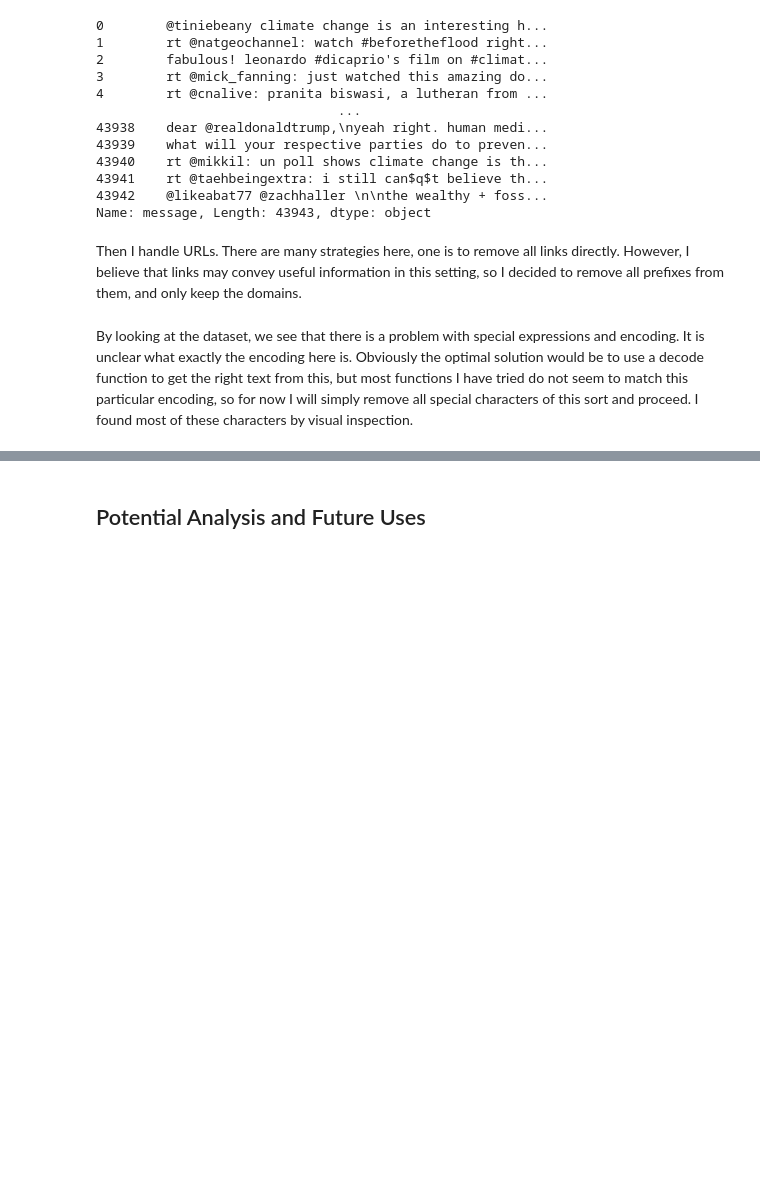
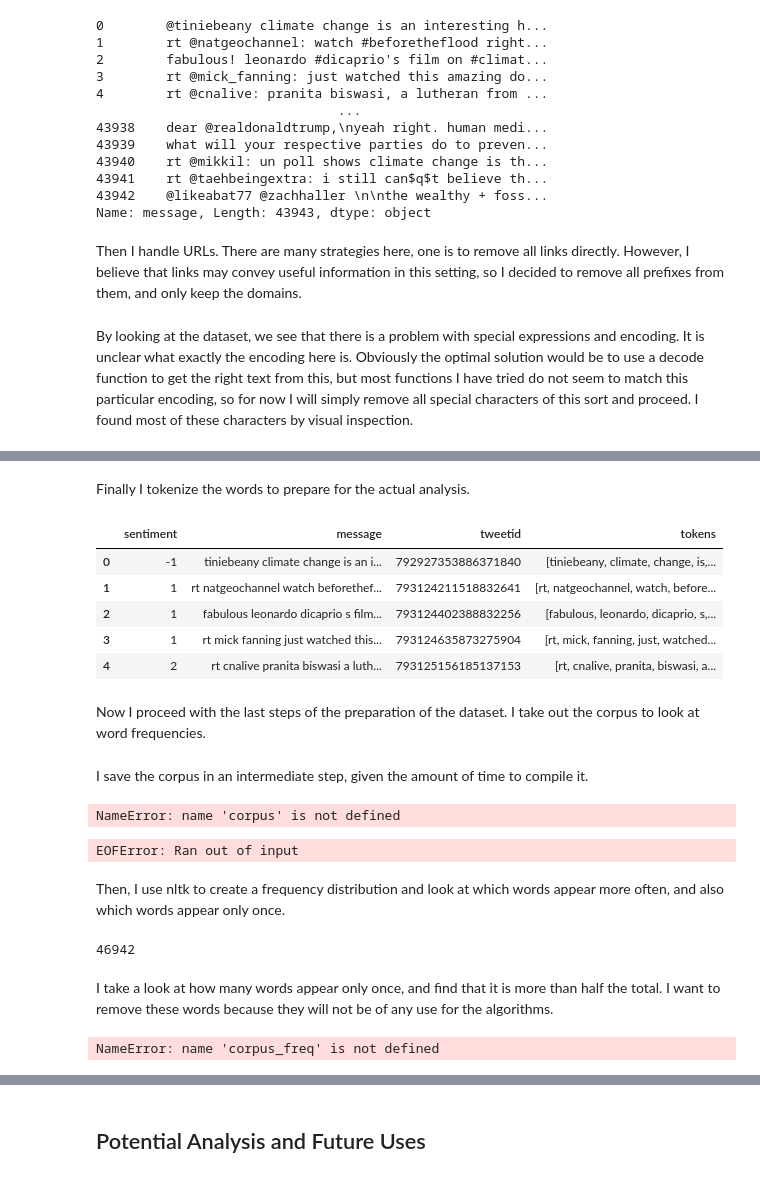
Before and after one commit to Marcofo21/Sentiment_analysis_twitter, a Jupyter notebook: Notebook_code_explanation.ipynb, the cells around one changed output, grey strips where cells are left out. Drawn from its saved outputs; the diff is of its cells as text; code cells hidden in the pictures; blank space fills up the shorter version.

Commit message:
Continued working on pre-processing. Problem with a feature trying to remove words that appear only once: I am not sure it is working correctly as it seems to remove way more.

```diff
--- a/Notebook_code_explanation.ipynb
+++ b/Notebook_code_explanation.ipynb
@@ -125,0 +127,21 @@ In order to use my data
+# %%
+import string
+punct_pattern = re.compile("[" + re.escape(string.punctuation) + "]")
+df_wip.message = df_wip.message.apply(lambda x: punct_pattern.sub(r" ", x))
+# %% [markdown]
+Finally I tokenize the words to prepare for the actual analysis.
+# %%
+from nltk.tokenize import TweetTokenizer
+tknzr = TweetTokenizer()
+df_wip['tokens'] = df_wip['message'].apply(tknzr.tokenize)
+df_wip.head()
+# %% [output]
+|  | sentiment | message | tweetid | tokens |
+| 0 | -1 | tiniebeany climate change is an i... | 792927353886371840 | [tiniebeany, climate, change, is,... |
+| 1 | 1 | rt natgeochannel watch beforethef... | 793124211518832641 | [rt, natgeochannel, watch, before... |
+| 2 | 1 | fabulous leonardo dicaprio s film... | 793124402388832256 | [fabulous, leonardo, dicaprio, s,... |
+| 3 | 1 | rt mick fanning just watched this... | 793124635873275904 | [rt, mick, fanning, just, watched... |
+| 4 | 2 | rt cnalive pranita biswasi a luth... | 793125156185137153 | [rt, cnalive, pranita, biswasi, a... |
+# %% [markdown]
+
+Now I proceed with the last steps of the preparation of the dataset. I take out the corpus to look at word frequencies.
@@ -125,0 +150,34 @@ In order to use my data
+# %% [markdown]
+I save the corpus in an intermediate step, given the amount of time to compile it.
+# %%
+import pickle
+
+file_name = "corpus.pkl"
+file = open(file_name, "wb")
+pickle.dump(corpus, file)
+file.close()
+# %% [output]
+NameError: name 'corpus' is not defined
+# %%
+open_file = open(file_name, "rb")
+corpus = pickle.load(open_file)
+open_file.close()
+
+corpus[0:5]
+# %% [output]
+EOFError: Ran out of input
+# %% [markdown]
+Then, I use nltk to create a frequency distribution and look at which words appear more often, and also which words appear only once.
+# %%
+from nltk import FreqDist
+corpus_freq = FreqDist(corpus)
+len(corpus_freq)
+# %% [output]
+46942
+# %% [markdown]
+I take a look at how many words appear only once, and find that it is more than half the total. I want to remove these words because they will not be of any use for the algorithms.
+# %%
+once = [x for x in corpus_freq.most_common() if x[1] == 1]
+len(once)
+# %% [output]
+NameError: name 'corpus_freq' is not defined
```
Also changed, not shown: parts of 14 cells of this notebook, 5 other files.
